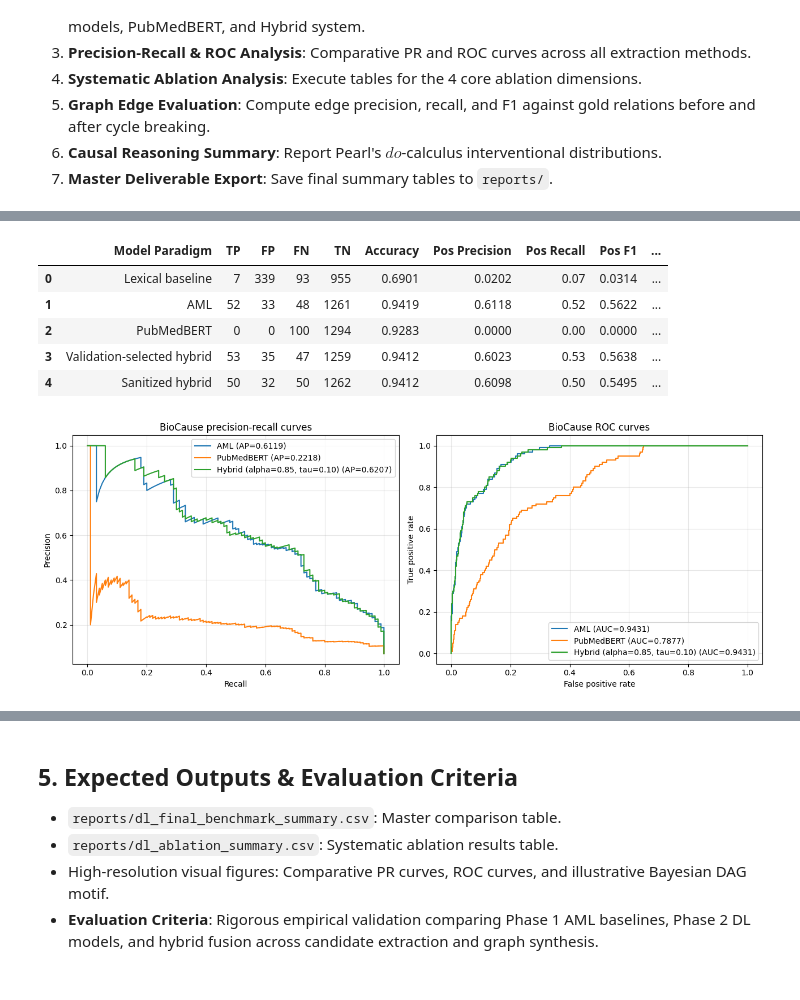
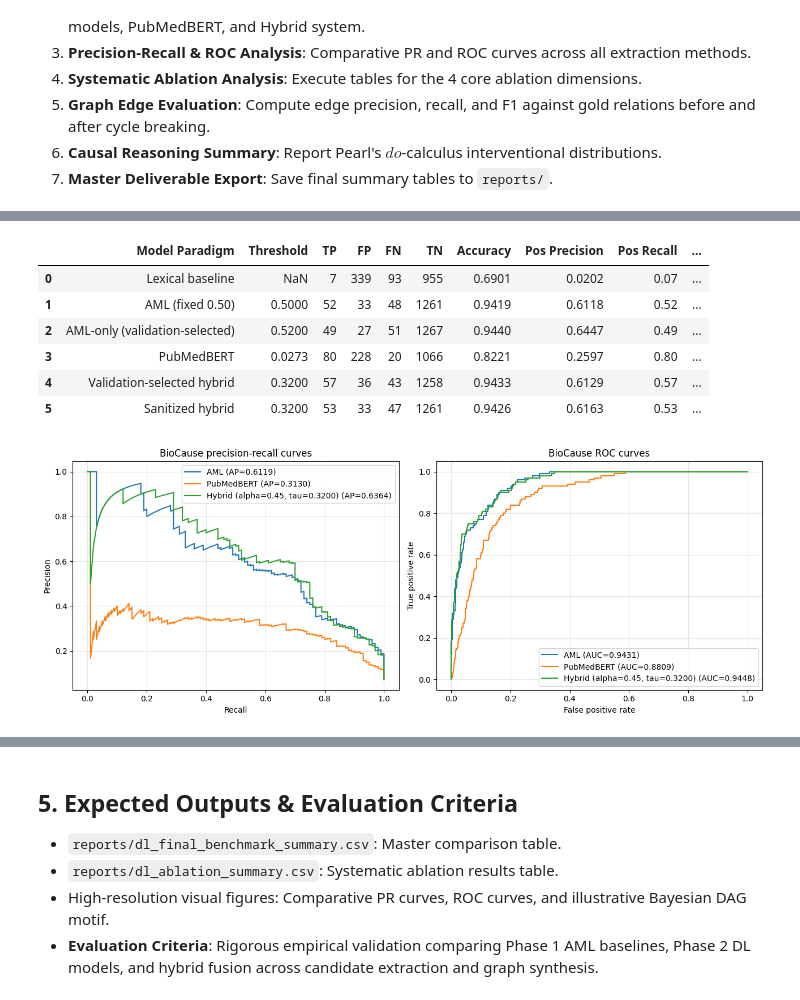
Before and after one commit to alpha-sml/causal-nlp-reasoning, a Jupyter notebook: DL/DL_05_evaluation_ablation.ipynb, the cells around one changed output, grey strips where cells are left out. Cells and saved outputs as stored; diff of their text form; code cells hidden in the pictures.

```diff
--- a/DL/DL_05_evaluation_ablation.ipynb
+++ b/DL/DL_05_evaluation_ablation.ipynb
@@ -176,9 +188,21 @@ selected_tau = float(fusion_config['threshold_star'])
 aml_selected_tau = float(fusion_config.get('aml_threshold_star', 0.50))
 dl_selected_tau = float(fusion_config.get('dl_threshold_star', 0.10))
 
-def get_binary_metrics(name, y_t, y_p, y_prob=None):
+dl_metrics_file = DATA_DIR / 'dl_biocause_metrics.json'
+dl_metrics_meta = None
+if dl_metrics_file.is_file():
+    dl_metrics_meta = json.loads(dl_metrics_file.read_text())
+    assert np.isclose(dl_selected_tau, float(dl_metrics_meta['selected_threshold']), atol=1e-4), (
+        f"dl_threshold_star ({dl_selected_tau}) != DL_03 selected_threshold ({dl_metrics_meta['selected_threshold']})"
+    )
+assert np.array_equal(
+    (df_dl['dl_prob'].to_numpy() >= dl_selected_tau).astype(int),
+    df_dl['dl_pred'].to_numpy(),
+), 'PubMedBERT test dl_pred diverges from dl_threshold_star'
+
+def get_binary_metrics(name, y_t, y_p, y_prob=None, threshold=None):
     cm = confusion_matrix(y_t, y_p, labels=[0, 1])
-    tn, fp, fn, tp = cm.ravel()
+    tn, fp, fn, tp = [int(x) for x in cm.ravel()]
     p_pos, r_pos, f1_pos, _ = precision_recall_fscore_support(
         y_t, y_p, average='binary', zero_division=0
     )
@@ -189,10 +213,11 @@ def get_binary_metrics(name, y_t, y_p, y_prob=None):
     pr_val = float(average_precision_score(y_t, y_prob)) if y_prob is not None else None
     return {
         'Model Paradigm': name,
-        'TP': int(tp),
-        'FP': int(fp),
-        'FN': int(fn),
-        'TN': int(tn),
+        'Threshold': round(float(threshold), 4) if threshold is not None else None,
+        'TP': tp,
+        'FP': fp,
+        'FN': fn,
+        'TN': tn,
         'Accuracy': float(accuracy_score(y_t, y_p)),
         'Pos Precision': float(p_pos),
         'Pos Recall': float(r_pos),
@@ -200,9 +225,10 @@ def get_binary_metrics(name, y_t, y_p, y_prob=None):
         'Macro F1': float(macro_f1),
         'ROC-AUC': roc_val,
         'PR-AUC': pr_val,
+        'Confusion Matrix': [[tn, fp], [fn, tp]],
     }
 
-lexical_pattern = r'\b(induce|cause|lead to|promot|trigger|result in)\w*\b'
+lexical_pattern = r'\b(?:induce|cause|lead to|promot|trigger|result in)\w*\b'
 _lex_pos_samples = [
     'acid promotes transcription',
     'protein induces resistance',
@@ -228,56 +254,64 @@ sanitized_preds = (
     else hybrid_val_preds
 )
 
-eval_lexical = get_binary_metrics('Lexical baseline', y_true_bio, lexical_preds, y_prob=None)
-eval_aml = get_binary_metrics('AML', y_true_bio, aml_val_preds, df_aml['aml_prob'].to_numpy())
-eval_dl = get_binary_metrics('PubMedBERT', y_true_bio, df_dl['dl_pred'].to_numpy(), df_dl['dl_prob'].to_numpy())
+eval_lexical = get_binary_metrics('Lexical baseline', y_true_bio, lexical_preds, y_prob=None, threshold=None)
+eval_aml_fixed = get_binary_metrics(
+    'AML (fixed 0.50)', y_true_bio, df_aml['aml_pred'].to_numpy(), df_aml['aml_prob'].to_numpy(), threshold=0.50
+)
+eval_aml_val = get_binary_metrics(
+    'AML-only (validation-selected)', y_true_bio, aml_val_preds, df_aml['aml_prob'].to_numpy(), threshold=aml_selected_tau
+)
+eval_dl = get_binary_metrics(
+    'PubMedBERT', y_true_bio, df_dl['dl_pred'].to_numpy(), df_dl['dl_prob'].to_numpy(), threshold=dl_selected_tau
+)
 eval_hybrid_raw = get_binary_metrics(
-    'Validation-selected hybrid', y_true_bio, hybrid_val_preds, df_hybrid['hybrid_prob'].to_numpy()
+    'Validation-selected hybrid', y_true_bio, hybrid_val_preds, df_hybrid['hybrid_prob'].to_numpy(), threshold=selected_tau
 )
 eval_hybrid_san = get_binary_metrics(
-    'Sanitized hybrid', y_true_bio, sanitized_preds, df_hybrid['hybrid_prob'].to_numpy()
+    'Sanitized hybrid', y_true_bio, sanitized_preds, df_hybrid['hybrid_prob'].to_numpy(), threshold=selected_tau
 )
 df_benchmark = pd.DataFrame([
-    eval_lexical, eval_aml, eval_dl, eval_hybrid_raw, eval_hybrid_san
+    eval_lexical, eval_aml_fixed, eval_aml_val, eval_dl, eval_hybrid_raw, eval_hybrid_san
 ])
 df_benchmark.round(4)
 # %% [output]
-|  | Model Paradigm | TP | FP | FN | TN | Accuracy | Pos Precision | Pos Recall | Pos F1 | ... |
-| 0 | Lexical baseline | 7 | 339 | 93 | 955 | 0.6901 | 0.0202 | 0.07 | 0.0314 | ... |
-| 1 | AML | 52 | 33 | 48 | 1261 | 0.9419 | 0.6118 | 0.52 | 0.5622 | ... |
-| 2 | PubMedBERT | 0 | 0 | 100 | 1294 | 0.9283 | 0.0000 | 0.00 | 0.0000 | ... |
-| 3 | Validation-selected hybrid | 53 | 35 | 47 | 1259 | 0.9412 | 0.6023 | 0.53 | 0.5638 | ... |
-| 4 | Sanitized hybrid | 50 | 32 | 50 | 1262 | 0.9412 | 0.6098 | 0.50 | 0.5495 | ... |
+|  | Model Paradigm | Threshold | TP | FP | FN | TN | Accuracy | Pos Precision | Pos Recall | ... |
+| 0 | Lexical baseline | NaN | 7 | 339 | 93 | 955 | 0.6901 | 0.0202 | 0.07 | ... |
+| 1 | AML (fixed 0.50) | 0.5000 | 52 | 33 | 48 | 1261 | 0.9419 | 0.6118 | 0.52 | ... |
+| 2 | AML-only (validation-selected) | 0.5200 | 49 | 27 | 51 | 1267 | 0.9440 | 0.6447 | 0.49 | ... |
+| 3 | PubMedBERT | 0.0273 | 80 | 228 | 20 | 1066 | 0.8221 | 0.2597 | 0.80 | ... |
+| 4 | Validation-selected hybrid | 0.3200 | 57 | 36 | 43 | 1258 | 0.9433 | 0.6129 | 0.57 | ... |
+| 5 | Sanitized hybrid | 0.3200 | 53 | 33 | 47 | 1261 | 0.9426 | 0.6163 | 0.53 | ... |
 # %%
 # Section 4: Precision-Recall & ROC Curves
 hybrid_probs_recomputed = dl_utils.fuse_probabilities(
     df_aml['aml_prob'].to_numpy(), df_dl['dl_prob'].to_numpy(), selected_alpha
 )
 assert np.allclose(hybrid_probs_recomputed, df_hybrid['hybrid_prob'].to_numpy(), atol=1e-6)
 if np.isclose(selected_alpha, 0.0):
     assert np.allclose(hybrid_probs_recomputed, df_aml['aml_prob'].to_numpy(), atol=1e-6)
 
 fig, axes = plt.subplots(1, 2, figsize=(13, 5))
 curve_streams = [
     ('AML', df_aml['aml_prob'].to_numpy()),
     ('PubMedBERT', df_dl['dl_prob'].to_numpy()),
-    (f'Hybrid (alpha={selected_alpha:.2f}, tau={selected_tau:.2f})', hybrid_probs_recomputed),
+    (f'Hybrid (alpha={selected_alpha:.2f}, tau={selected_tau:.4f})', hybrid_probs_recomputed),
 ]
 for name, probabilities in curve_streams:
     precision, recall, _ = precision_recall_curve(y_true_bio, probabilities)
     axes[0].plot(recall, precision, label=f'{name} (AP={average_precision_score(y_true_bio, probabilities):.4f})')
     fpr, tpr, _ = roc_curve(y_true_bio, probabilities)
     axes[1].plot(fpr, tpr, label=f'{name} (AUC={roc_auc_score(y_true_bio, probabilities):.4f})')
 axes[0].set(xlabel='Recall', ylabel='Precision', title='BioCause precision-recall curves')
 axes[1].set(xlabel='False positive rate', ylabel='True positive rate', title='BioCause ROC curves')
 for axis in axes:
     axis.legend(loc='best')
     axis.grid(True, alpha=0.3)
 plt.tight_layout()
 plt.savefig(REPORTS_DIR / 'dl_biocause_pr_roc_curves.png', dpi=300)
 plt.show()
 # %% [output]
-[figure, old version]
+[figure, new version]
 # %%
 # Section 5: Executed Ablation Studies
 import gc
```
Also changed, not shown: parts of 4 cells of this notebook, 8 other files.
